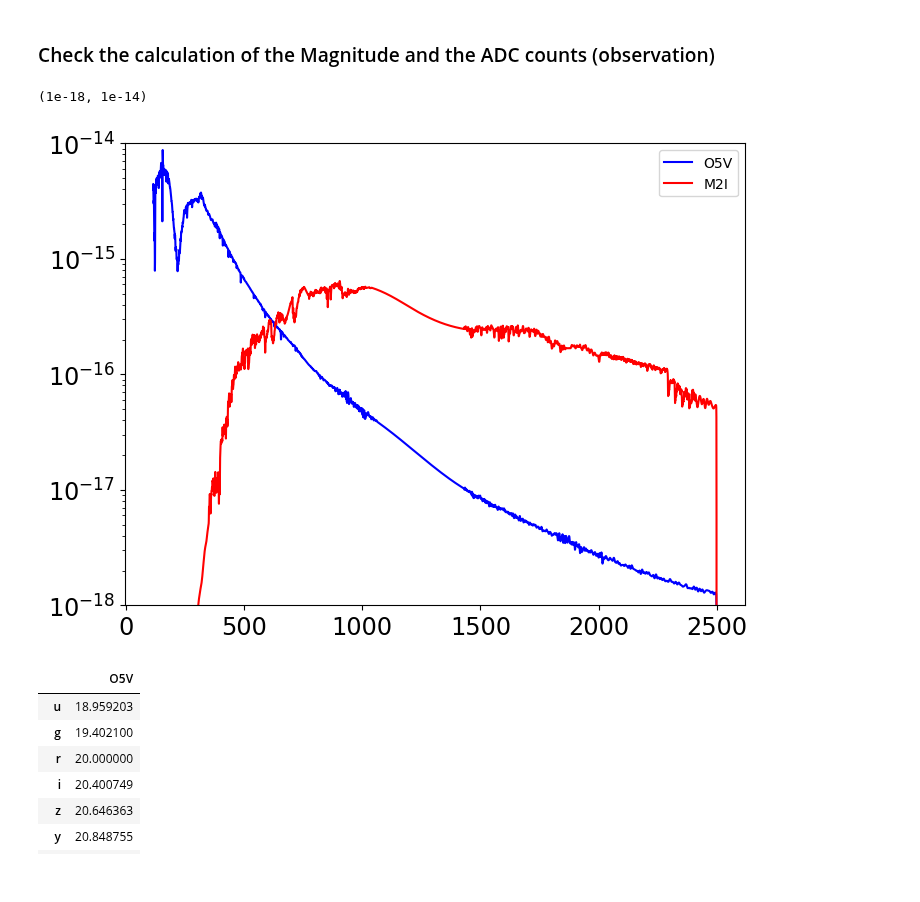
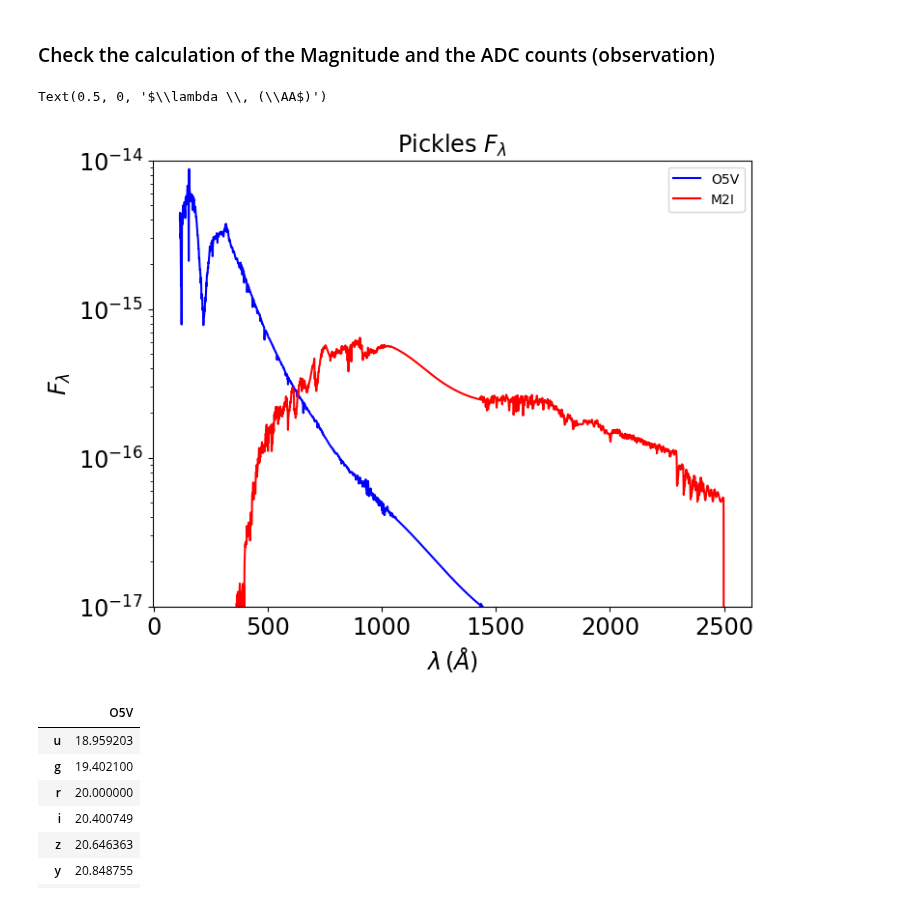
Before and after one commit to sylvielsstfr/RubinLSSTPhotometricCorrTuto, a Jupyter notebook: notebooks/06_SEDPicklesColors/ComputeMagnitudesPickles_auxtelSDSSfilters.ipynb, the cells around one changed output. Cells and saved outputs as stored; diff of their text form; code cells hidden in the pictures.

```diff
--- a/notebooks/06_SEDPicklesColors/ComputeMagnitudesPickles_auxtelSDSSfilters.ipynb
+++ b/notebooks/06_SEDPicklesColors/ComputeMagnitudesPickles_auxtelSDSSfilters.ipynb
@@ -335,14 +355,18 @@ the_sed2 = all_sed[-1]
 flux_norm = the_sed2.calc_flux_norm(zmag, pc.bandpass_total_std['r'])
 the_sed2.multiply_flux_norm(flux_norm)
 # %%
-plt.plot(the_sed1 .wavelen,the_sed1 .flambda,"b-",label=the_sed1.name)
-plt.plot(the_sed2.wavelen,the_sed2.flambda,"r-",label=the_sed2.name)
-plt.yscale("log")
-plt.legend()
-plt.ylim(1e-18,1e-14)
+fig,ax = plt.subplots(1,1,figsize=(8,6))
+ax.plot(the_sed1 .wavelen,the_sed1 .flambda,"b-",label=the_sed1.name)
+ax.plot(the_sed2.wavelen,the_sed2.flambda,"r-",label=the_sed2.name)
+ax.set_yscale("log")
+ax.legend()
+ax.set_ylim(1e-17,1e-14)
+ax.set_title("Pickles $F_\lambda$")
+ax.set_ylabel("$F_\lambda$")
+ax.set_xlabel("$\lambda \, (\AA$)")
 # %% [output]
-(1e-18, 1e-14)
+Text(0.5, 0, '$\\lambda \\, (\\AA$)')
-[figure, old version]
+[figure, new version]
 # %%
 mags_std = {}
 for index,f in enumerate(filter_tagnames) :
```
Also changed, not shown: parts of 1 cell of this notebook.
